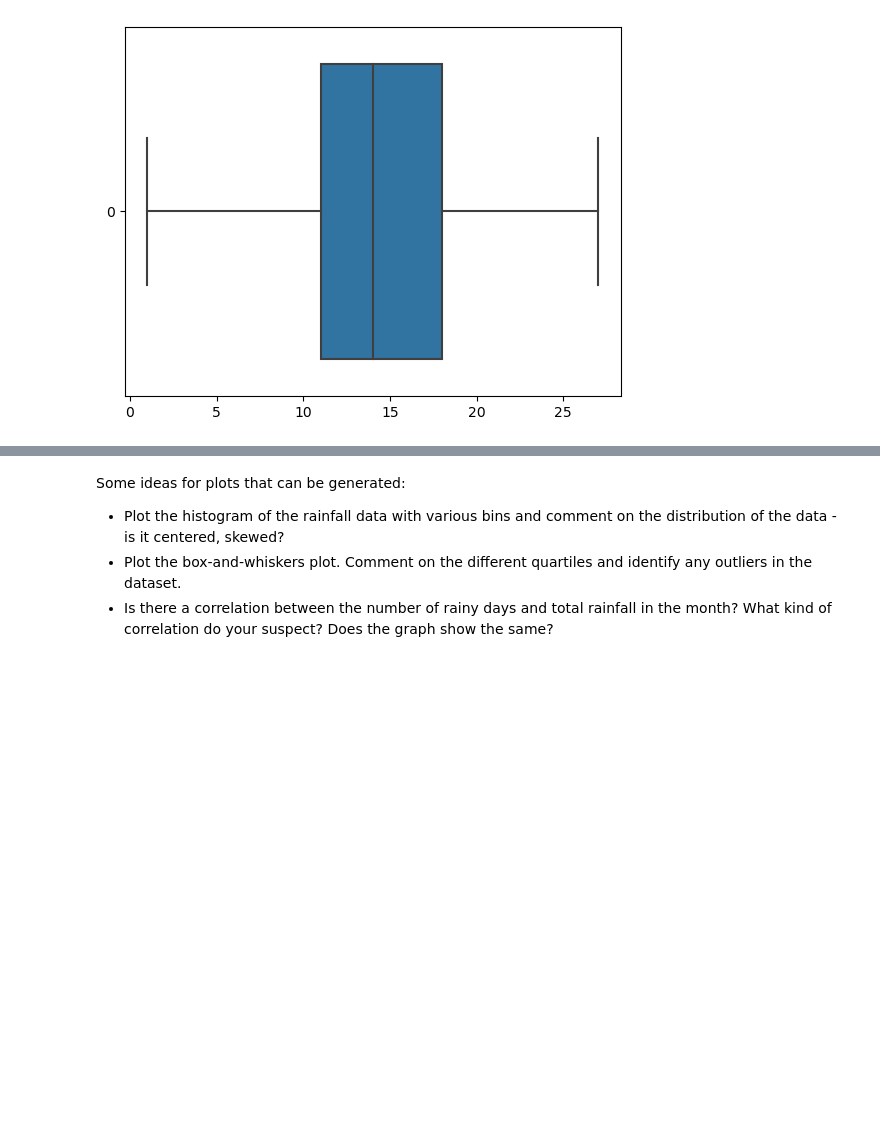
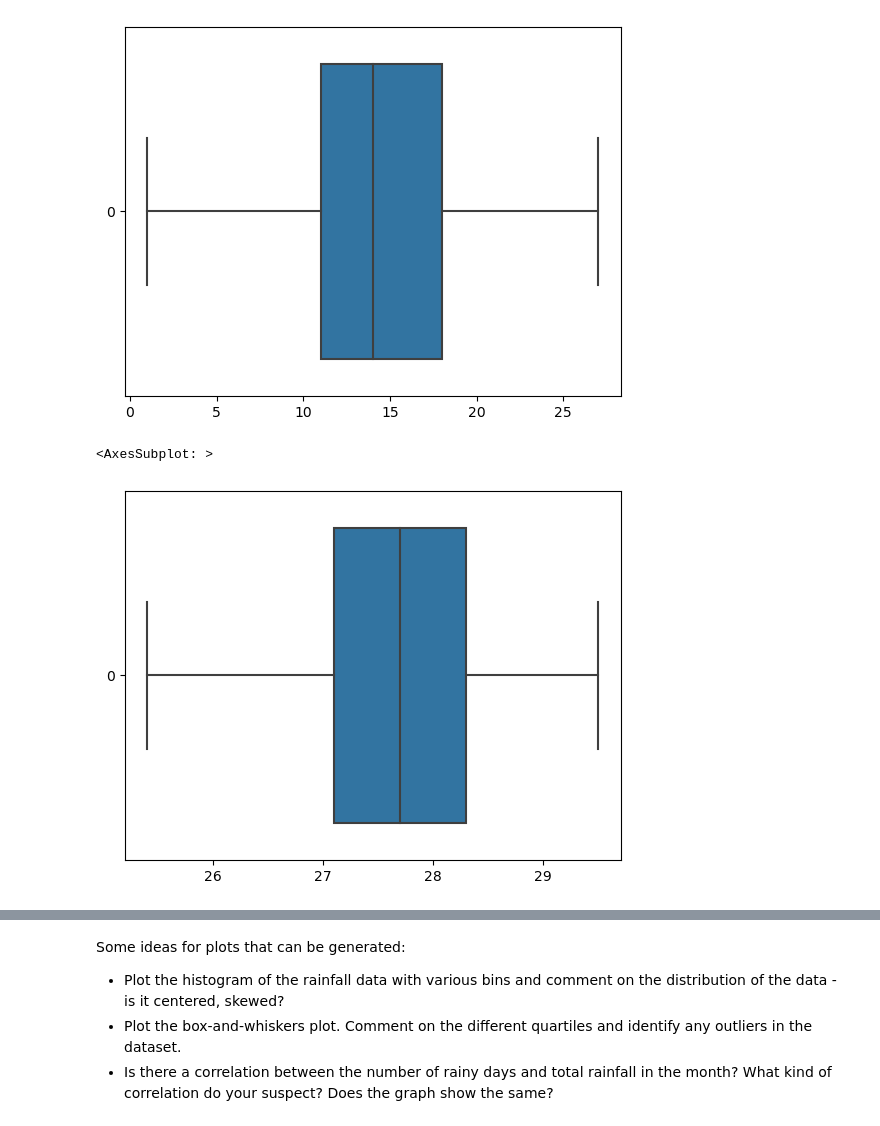
Before and after one commit to lishing/ga_project1_dsif9, a Jupyter notebook: code/starter-code.ipynb, the cells around one changed output, grey strips where cells are left out. Saved outputs shown, nothing was run; the diff lists cells and outputs as text; code cells hidden in the pictures; blank space fills up the shorter version.

```diff
--- a/code/starter-code.ipynb
+++ b/code/starter-code.ipynb
@@ -815,0 +805,6 @@ sns.boxplot(merged_df['rainy_days'], orient='h')
+# %%
+# find out if mean_temp has outliers
+sns.boxplot(merged_df['mean_temp'], orient='h')
+# %% [output]
+<AxesSubplot: >
+[figure, added]
```
Also changed, not shown: parts of 24 cells of this notebook, 13 other files.
